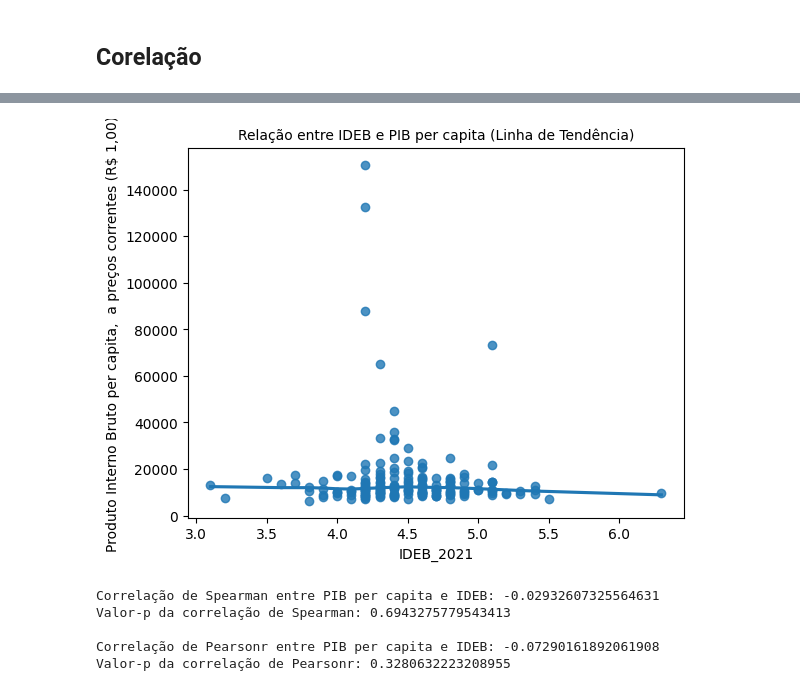
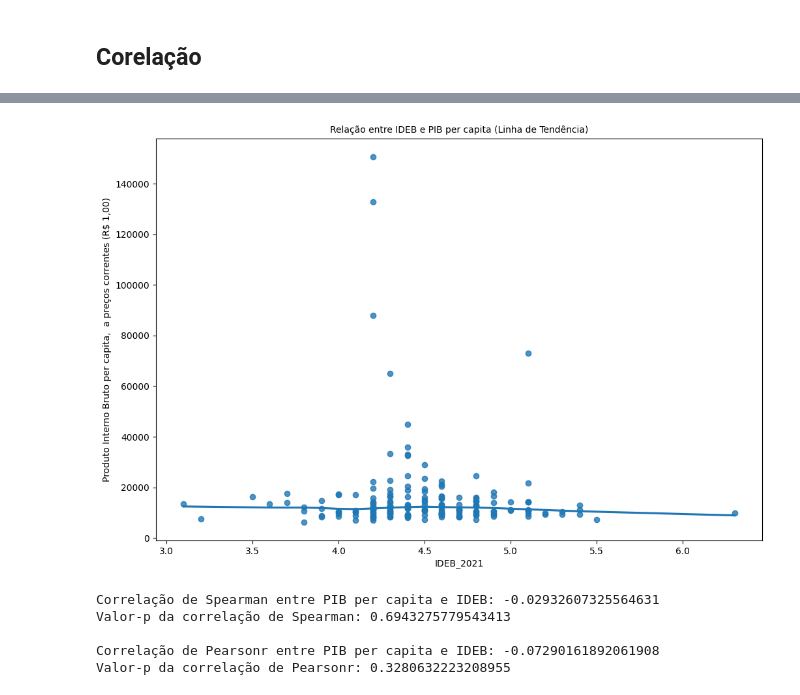
Before and after one commit to claraaqn/IC-Dadis_IDEB, a Jupyter notebook: correlacao_pib_ideb.ipynb, the cells around one changed output, grey strips where cells are left out. Drawn from its saved outputs; the diff is of its cells as text; code cells hidden in the pictures.

```diff
--- a/correlacao_pib_ideb.ipynb
+++ b/correlacao_pib_ideb.ipynb
@@ -52,14 +216,16 @@ tabelas_combinadas_sorted['IDEB_2021'] = tabelas_combinadas_sorted['IDEB_2021'].
 # %%
 # plot de regressão para observar linearidade
+plt.figure(figsize=(12, 8))
+
 sns.regplot(
     data=tabelas_combinadas_sorted,
     x='IDEB_2021',
     y='Produto Interno Bruto per capita,  a preços correntes (R$ 1,00)',
     lowess=True, # Linha suave
 )
 plt.title("Relação entre IDEB e PIB per capita (Linha de Tendência)", fontsize=10)
 plt.show()
 # %% [output]
-[figure, old version]
+[figure, new version]
 # %%
 from scipy.stats import spearmanr, pearsonr
```
Also changed, not shown: parts of 28 cells of this notebook, 1 other file.
